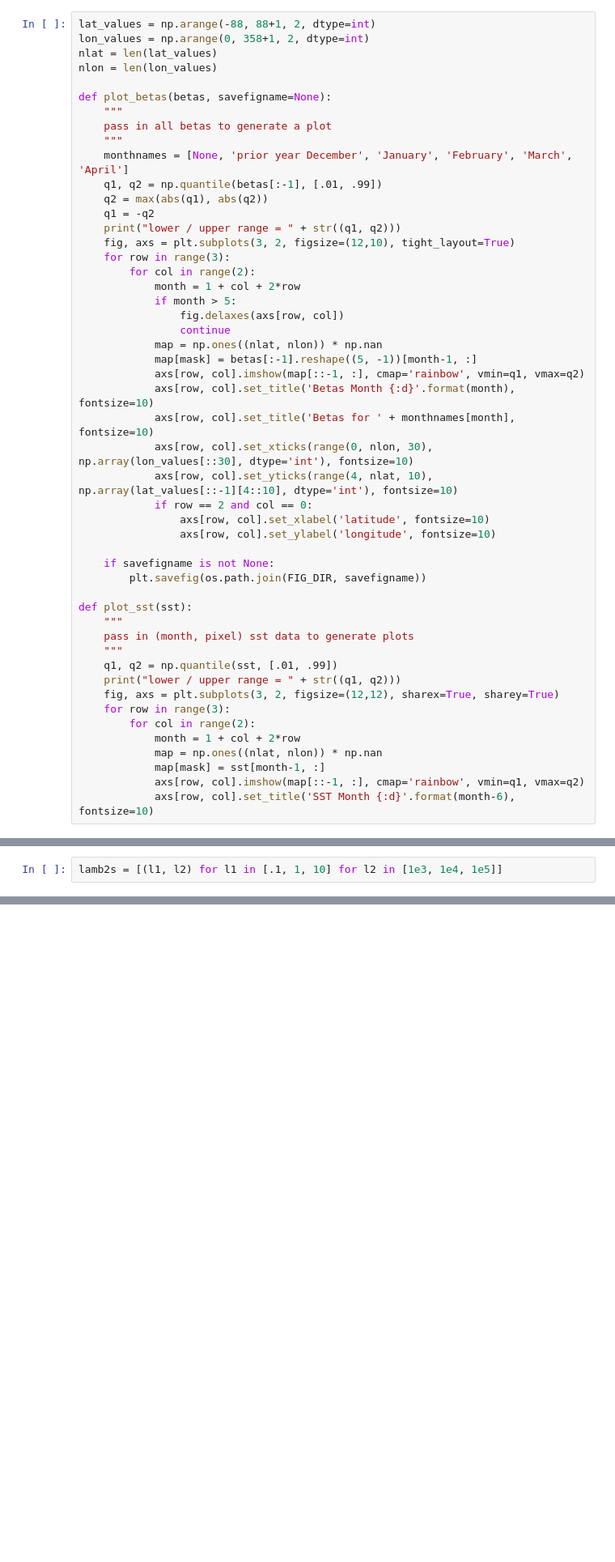
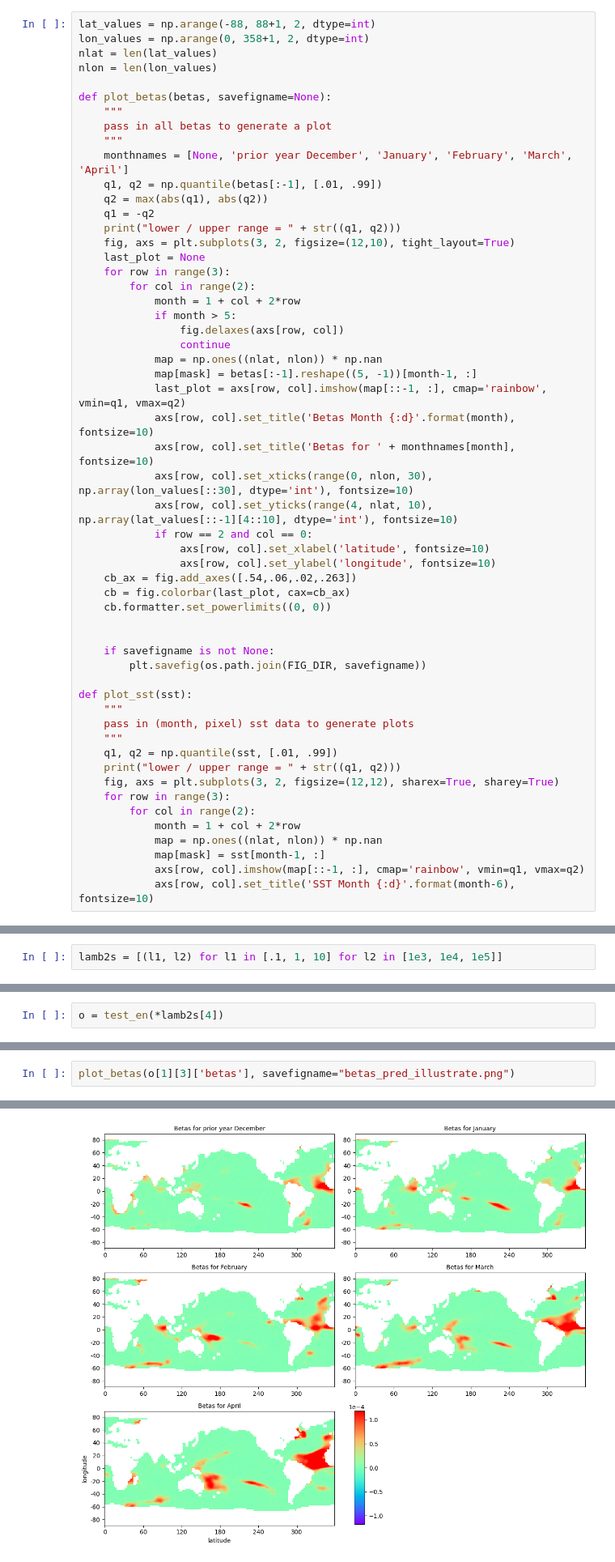
Before and after one commit to wes137/bounds_tc_counts, a Jupyter notebook: Predictive ElasticNet H5.ipynb, the cells around one changed output, grey strips where cells are left out. Shown at 81% size. Cells and saved outputs as stored; diff of their text form; blank space fills up the shorter version.

```diff
--- a/Predictive ElasticNet H5.ipynb
+++ b/Predictive ElasticNet H5.ipynb
@@ -520,6 +508,7 @@ def plot_betas(betas, savefigname=None):
     q1 = -q2
     print("lower / upper range = " + str((q1, q2)))
     fig, axs = plt.subplots(3, 2, figsize=(12,10), tight_layout=True)
+    last_plot = None
     for row in range(3):
         for col in range(2):
             month = 1 + col + 2*row
@@ -528,7 +517,7 @@ def plot_betas(betas, savefigname=None):
                 continue
             map = np.ones((nlat, nlon)) * np.nan
             map[mask] = betas[:-1].reshape((5, -1))[month-1, :]
-            axs[row, col].imshow(map[::-1, :], cmap='rainbow', vmin=q1, vmax=q2)
+            last_plot = axs[row, col].imshow(map[::-1, :], cmap='rainbow', vmin=q1, vmax=q2)
             axs[row, col].set_title('Betas Month {:d}'.format(month), fontsize=10)
             axs[row, col].set_title('Betas for ' + monthnames[month], fontsize=10)
             axs[row, col].set_xticks(range(0, nlon, 30), np.array(lon_values[::30], dtype='int'), fontsize=10)
@@ -536,6 +525,10 @@ def plot_betas(betas, savefigname=None):
             if row == 2 and col == 0:
                 axs[row, col].set_xlabel('latitude', fontsize=10)
                 axs[row, col].set_ylabel('longitude', fontsize=10)
+    cb_ax = fig.add_axes([.54,.06,.02,.263])
+    cb = fig.colorbar(last_plot, cax=cb_ax)
+    cb.formatter.set_powerlimits((0, 0))
+
 
     if savefigname is not None:
         plt.savefig(os.path.join(FIG_DIR, savefigname))
@@ -699,0 +643,2 @@ lower / upper range = (-0.00011827713803749548, 0.00011827713803749548)
+# %%
+o = test_en(*lamb2s[4])
@@ -699,0 +657,3 @@ lower / upper range = (-0.00011827713803749548, 0.00011827713803749548)
+# %%
+plot_betas(o[1][3]['betas'], savefigname="betas_pred_illustrate.png")
+# %% [output]
@@ -700,3 +661,4 @@ lower / upper range = (-0.00011827713803749548, 0.00011827713803749548)
+[figure, added]
 # %%
 b = out2s[4][1][3]['betas'][:-1]
 # %%
```
Also changed, not shown: parts of 19 cells of this notebook, 1 other file.
